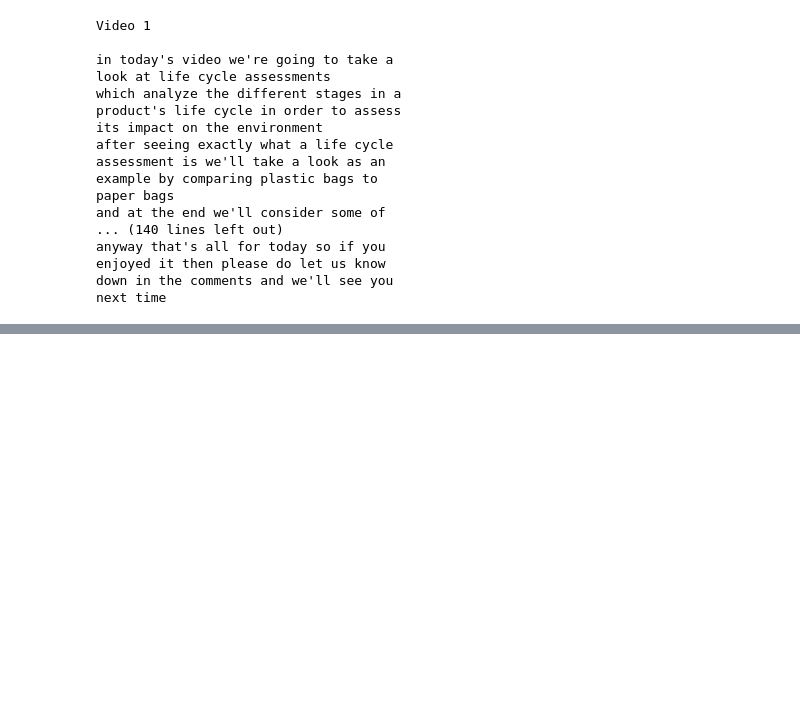
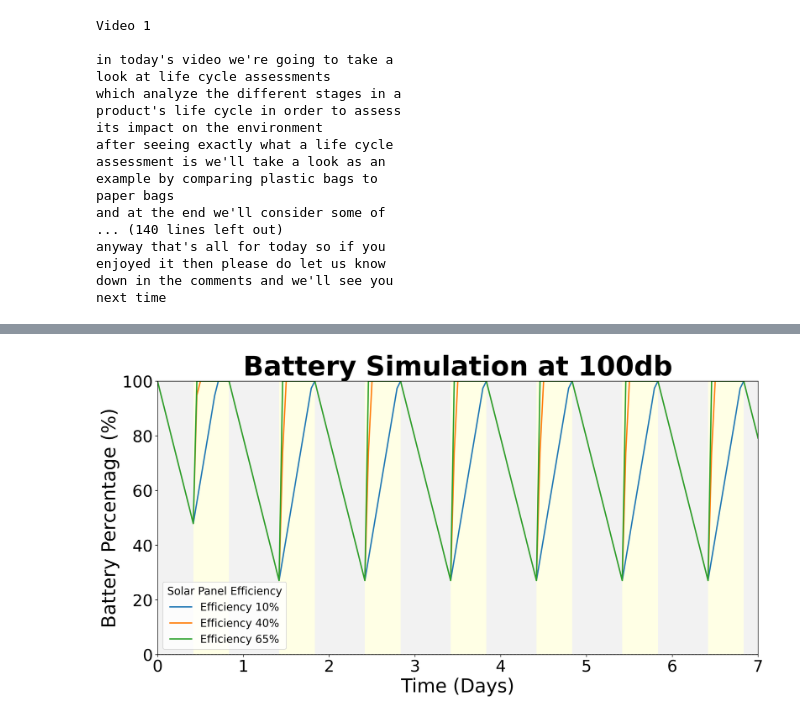
Before and after one commit to YashDagade/Random, a Jupyter notebook: video_transcript.ipynb, the cells around one changed output, grey strips where cells are left out. Saved outputs shown, nothing was run; the diff lists cells and outputs as text; code cells hidden in the pictures; blank space fills up the shorter version.

```diff
--- a/video_transcript.ipynb
+++ b/video_transcript.ipynb
@@ -64,3 +64,93 @@ next time
 import torch
 
 ## use mps for macs
+# %%
+import matplotlib.pyplot as plt
+import numpy as np
+
+# Define base font size
+font_size = 40
+
+# Parameters
+simulation_time_in_days = 7  # Simulation duration
+battery_capacity = 76.8  # Wh
+power_draw = 4  # W (constant power consumption)
+solar_panel_power = 100  # W (solar panel output)
+
+# Solar panel efficiencies to simulate
+solar_efficiency_scenarios = [0.10, 0.40, 0.65]
+
+# Sunlight availability
+sunlight_hours_per_day = 10  # Sunlight available for 6 hours every day
+sunlight_start_hour = 10  # Sunlight starts at 10 AM
+sunlight_hours = range(sunlight_start_hour, sunlight_start_hour + sunlight_hours_per_day)
+
+# Calculate minimum solar efficiency required
+energy_needed_per_day = power_draw * 24  # Wh
+required_solar_efficiency = energy_needed_per_day / (solar_panel_power * sunlight_hours_per_day)
+required_solar_efficiency = round(required_solar_efficiency, 4)
+print(f"Minimum solar efficiency required to operate indefinitely: {required_solar_efficiency * 100}%")
+
+# Simulation setup
+hours_per_day = 24
+total_hours = simulation_time_in_days * hours_per_day
+
+# Initialize simulation results
+results = {}
+
+for efficiency in solar_efficiency_scenarios:
+    current_battery = battery_capacity  # Start with a full battery
+    battery_levels = [100]  # Battery percentage list
+
+    for hour in range(total_hours):
+        current_hour = hour % hours_per_day
+        is_daytime = current_hour in sunlight_hours
+
+        if is_daytime:
+            # Daytime - solar panel provides energy
+            solar_energy_hour = solar_panel_power * efficiency  # Wh
+            net_energy = solar_energy_hour - power_draw
+        else:
+            # Nighttime - no solar energy
+            net_energy = -power_draw
+
+        # Update battery level
+        current_battery += net_energy
+        current_battery = min(max(current_battery, 0), battery_capacity)
+
+        # Record battery percentage
+        battery_levels.append((current_battery / battery_capacity) * 100)
+
+    # Store results
+    results[efficiency] = battery_levels
+
+# Plotting
+plt.figure(figsize=(14, 8), dpi=300)
+
+# Add sunlight background
+for day in range(simulation_time_in_days):
+    plt.axvspan(day, day + sunlight_start_hour / 24, facecolor='gray', alpha=0.1)  # Night
+    plt.axvspan(day + sunlight_start_hour / 24, day + (sunlight_start_hour + sunlight_hours_per_day) / 24, facecolor='yellow', alpha=0.1)  # Daytime
+    plt.axvspan(day + (sunlight_start_hour + sunlight_hours_per_day) / 24, day + 1, facecolor='gray', alpha=0.1)  # Night
+
+# Plot battery levels
+for efficiency, battery_levels in results.items():
+    plt.plot(
+        np.linspace(0, simulation_time_in_days, total_hours + 1),
+        battery_levels,
+        label=f"Efficiency {int(efficiency * 100)}%",
+        linewidth=2
+    )
+
+# Formatting the plot
+plt.axhline(y=0, color='gray', linestyle='--', linewidth=1)
+plt.title("Battery Simulation at 100db", fontsize=font_size, fontweight='bold')
+plt.xlabel("Time (Days)", fontsize=font_size * 0.7)
+plt.ylabel("Battery Percentage (%)", fontsize=font_size * 0.7)
+plt.tick_params(axis='both', which='major', labelsize=font_size * 0.6)
+plt.legend(title="Solar Panel Efficiency", fontsize=font_size * 0.4, title_fontsize=font_size * 0.4)
+plt.xlim(0, simulation_time_in_days)
+plt.ylim(0, 100)
+plt.tight_layout(rect=[0, 0.03, 1, 0.95])
+plt.show()
+# %% [output]
@@ -66,0 +158 @@ import torch
+[figure, added]
```
Also changed, not shown: parts of 2 cells of this notebook, 7 other files.
